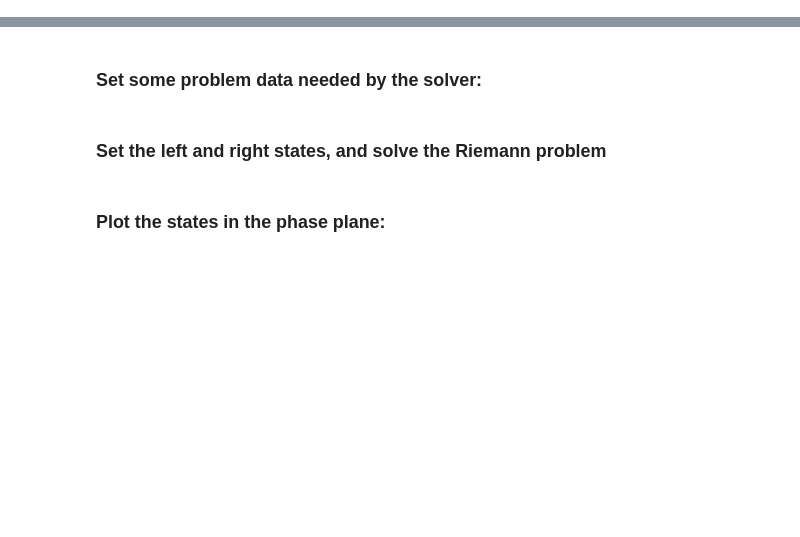
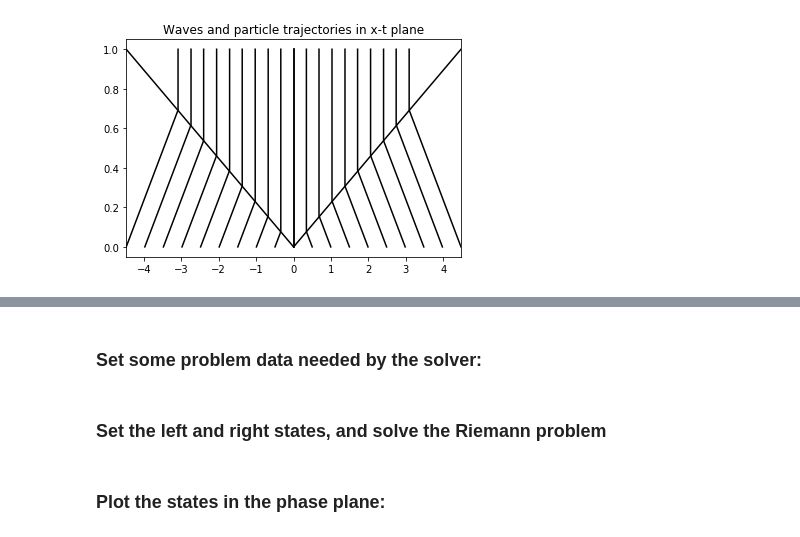
Before and after one commit to clawpack/riemann_book, a Jupyter notebook: Acoustics.ipynb, the cells around one changed output, grey strips where cells are left out. Drawn from its saved outputs; the diff is of its cells as text; code cells hidden in the pictures; blank space fills up the shorter version.

```diff
--- a/Acoustics.ipynb
+++ b/Acoustics.ipynb
@@ -80,0 +167,12 @@ import numpy as np
+# %%
+ql = np.array((3,2))
+qr = np.array((3,-2))
+bulk = 20.0
+rho = 1.0
+plot_riemann_solution(ql, qr, bulk, rho);
+# %%
+states, speeds, reval = acoustics.exact_riemann_solution(ql ,qr, bulk, rho)
+riemann_tools.plot_riemann_trajectories(states,speeds,reval,i_vel=1)
+plt.show()
+# %% [output]
+[figure, added]
```
Also changed, not shown: parts of 19 cells of this notebook, 1 other file.
